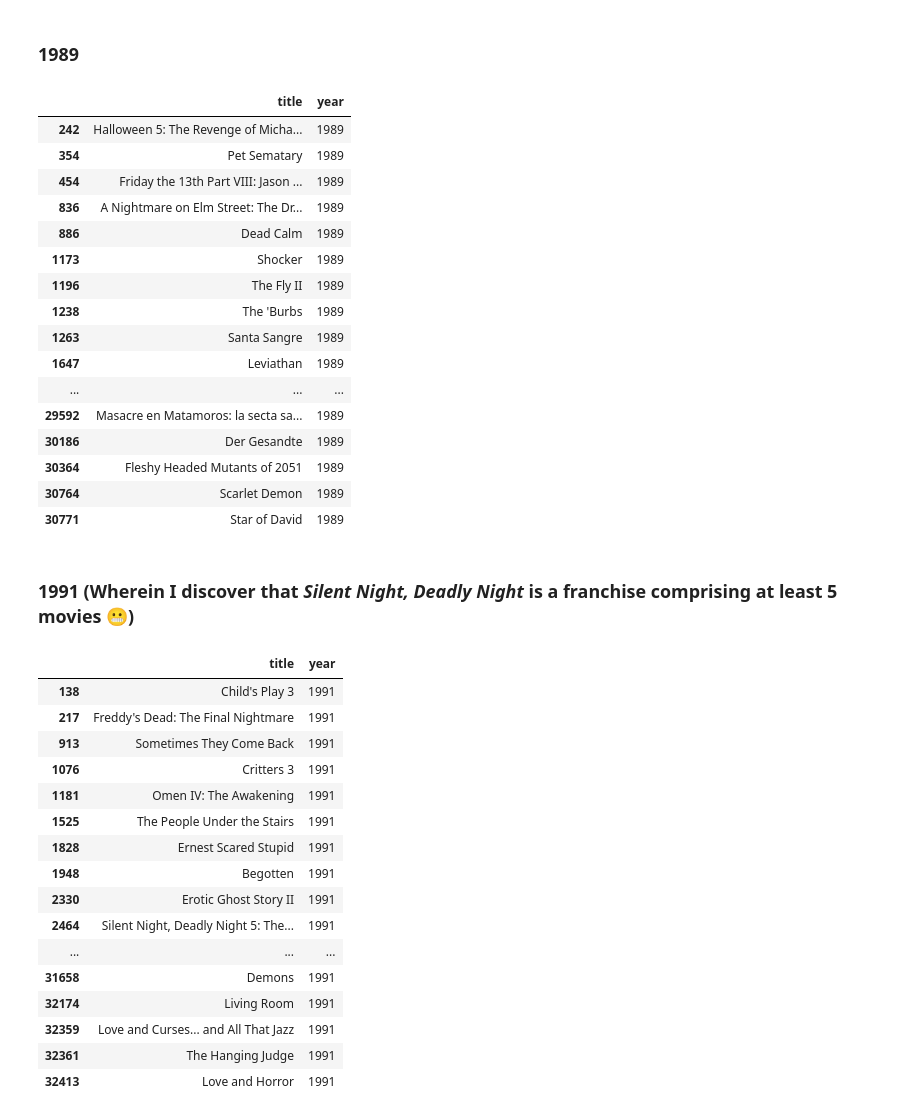
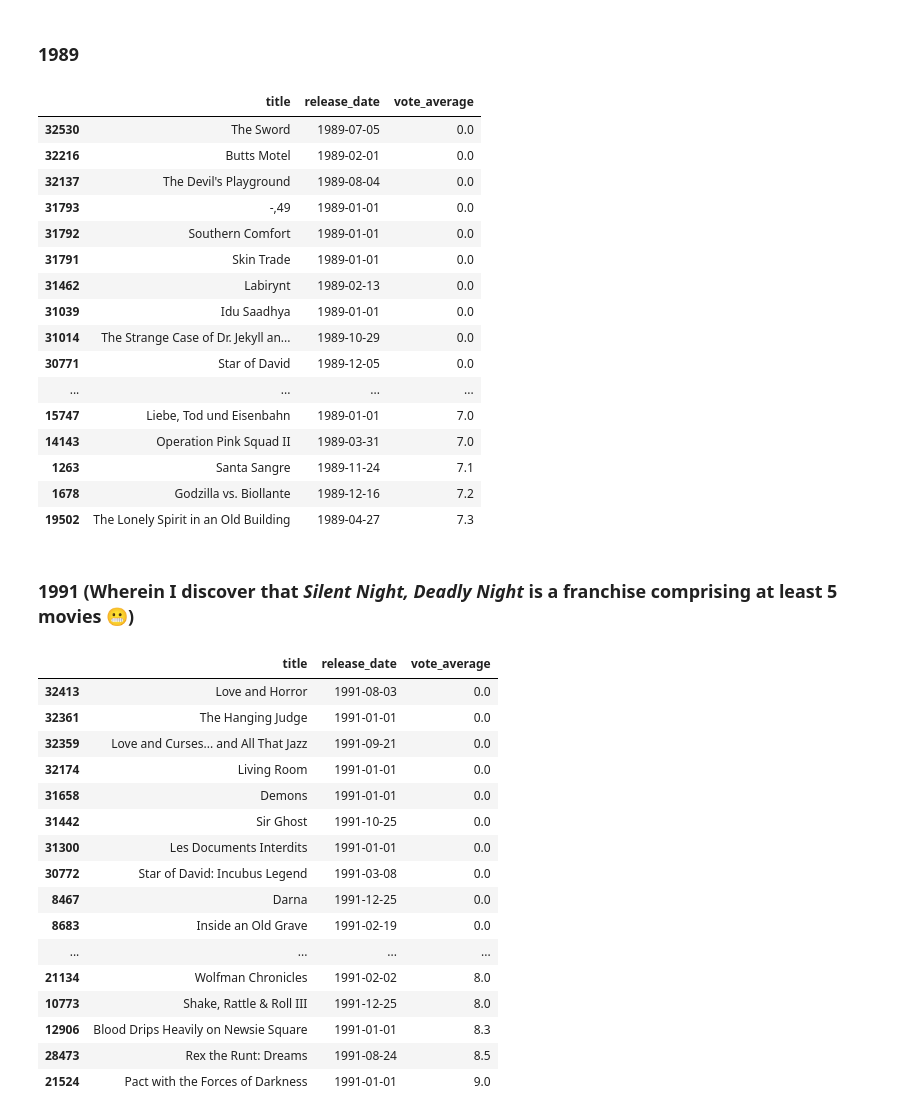
Before and after one commit to ashley-skidmore/horror_movie_playground, a Jupyter notebook: notebooks/horror_by_year.ipynb, the cells around one changed output. Saved outputs shown, nothing was run; the diff lists cells and outputs as text; code cells hidden in the pictures.

```diff
--- a/notebooks/horror_by_year.ipynb
+++ b/notebooks/horror_by_year.ipynb
@@ -469,6 +469,9 @@ high_years[['title', 'year']]
 # %%
 #Let's just display them separately then.
 
+#First, I need to change the pandas setting that controls how many rows display.
+pd.set_option('display.max_rows', None) #'display.max_rows" is the setting name and None sets no maximum
+
 movies_1968 = horror_movies[horror_movies['year'] == 1968]
-movies_1968[['title', 'year']]
+movies_1968[['title', 'release_date', 'vote_average']].sort_values(by='vote_average')
 # %% [output]
@@ -541,45 +544,45 @@ movies_1979[['title', 'year']]
 ### 1989
 # %%
 movies_1989 = horror_movies[horror_movies['year'] == 1989]
-movies_1989[['title', 'year']]
+movies_1989[['title', 'release_date', 'vote_average']].sort_values(by='vote_average')
 # %% [output]
-|  | title | year |
-| 242 | Halloween 5: The Revenge of Micha... | 1989 |
-| 354 | Pet Sematary | 1989 |
-| 454 | Friday the 13th Part VIII: Jason ... | 1989 |
-| 836 | A Nightmare on Elm Street: The Dr... | 1989 |
-| 886 | Dead Calm | 1989 |
-| 1173 | Shocker | 1989 |
-| 1196 | The Fly II | 1989 |
-| 1238 | The 'Burbs | 1989 |
-| 1263 | Santa Sangre | 1989 |
-| 1647 | Leviathan | 1989 |
-| ... | ... | ... |
-| 29592 | Masacre en Matamoros: la secta sa... | 1989 |
-| 30186 | Der Gesandte | 1989 |
-| 30364 | Fleshy Headed Mutants of 2051 | 1989 |
-| 30764 | Scarlet Demon | 1989 |
-| 30771 | Star of David | 1989 |
+|  | title | release_date | vote_average |
+| 32530 | The Sword | 1989-07-05 | 0.0 |
+| 32216 | Butts Motel | 1989-02-01 | 0.0 |
+| 32137 | The Devil's Playground | 1989-08-04 | 0.0 |
+| 31793 | -,49 | 1989-01-01 | 0.0 |
+| 31792 | Southern Comfort | 1989-01-01 | 0.0 |
+| 31791 | Skin Trade | 1989-01-01 | 0.0 |
+| 31462 | Labirynt | 1989-02-13 | 0.0 |
+| 31039 | Idu Saadhya | 1989-01-01 | 0.0 |
+| 31014 | The Strange Case of Dr. Jekyll an... | 1989-10-29 | 0.0 |
+| 30771 | Star of David | 1989-12-05 | 0.0 |
+| ... | ... | ... | ... |
+| 15747 | Liebe, Tod und Eisenbahn | 1989-01-01 | 7.0 |
+| 14143 | Operation Pink Squad II | 1989-03-31 | 7.0 |
+| 1263 | Santa Sangre | 1989-11-24 | 7.1 |
+| 1678 | Godzilla vs. Biollante | 1989-12-16 | 7.2 |
+| 19502 | The Lonely Spirit in an Old Building | 1989-04-27 | 7.3 |
 # %% [markdown]
 ### 1991 (Wherein I discover that *Silent Night, Deadly Night* is a franchise comprising at least 5 movies 😬)
 # %%
 movies_1991 = horror_movies[horror_movies['year'] == 1991]
-movies_1991[['title', 'year']]
+movies_1991[['title', 'release_date', 'vote_average']].sort_values(by='vote_average')
 # %% [output]
-|  | title | year |
-| 138 | Child's Play 3 | 1991 |
-| 217 | Freddy's Dead: The Final Nightmare | 1991 |
-| 913 | Sometimes They Come Back | 1991 |
-| 1076 | Critters 3 | 1991 |
-| 1181 | Omen IV: The Awakening | 1991 |
-| 1525 | The People Under the Stairs | 1991 |
-| 1828 | Ernest Scared Stupid | 1991 |
-| 1948 | Begotten | 1991 |
-| 2330 | Erotic Ghost Story II | 1991 |
-| 2464 | Silent Night, Deadly Night 5: The... | 1991 |
-| ... | ... | ... |
-| 31658 | Demons | 1991 |
-| 32174 | Living Room | 1991 |
-| 32359 | Love and Curses... and All That Jazz | 1991 |
-| 32361 | The Hanging Judge | 1991 |
-| 32413 | Love and Horror | 1991 |
+|  | title | release_date | vote_average |
+| 32413 | Love and Horror | 1991-08-03 | 0.0 |
+| 32361 | The Hanging Judge | 1991-01-01 | 0.0 |
+| 32359 | Love and Curses... and All That Jazz | 1991-09-21 | 0.0 |
+| 32174 | Living Room | 1991-01-01 | 0.0 |
+| 31658 | Demons | 1991-01-01 | 0.0 |
+| 31442 | Sir Ghost | 1991-10-25 | 0.0 |
+| 31300 | Les Documents Interdits | 1991-01-01 | 0.0 |
+| 30772 | Star of David: Incubus Legend | 1991-03-08 | 0.0 |
+| 8467 | Darna | 1991-12-25 | 0.0 |
+| 8683 | Inside an Old Grave | 1991-02-19 | 0.0 |
+| ... | ... | ... | ... |
+| 21134 | Wolfman Chronicles | 1991-02-02 | 8.0 |
+| 10773 | Shake, Rattle & Roll III | 1991-12-25 | 8.0 |
+| 12906 | Blood Drips Heavily on Newsie Square | 1991-01-01 | 8.3 |
+| 28473 | Rex the Runt: Dreams | 1991-08-24 | 8.5 |
+| 21524 | Pact with the Forces of Darkness | 1991-01-01 | 9.0 |
```
Also changed, not shown: parts of 4 cells of this notebook.
